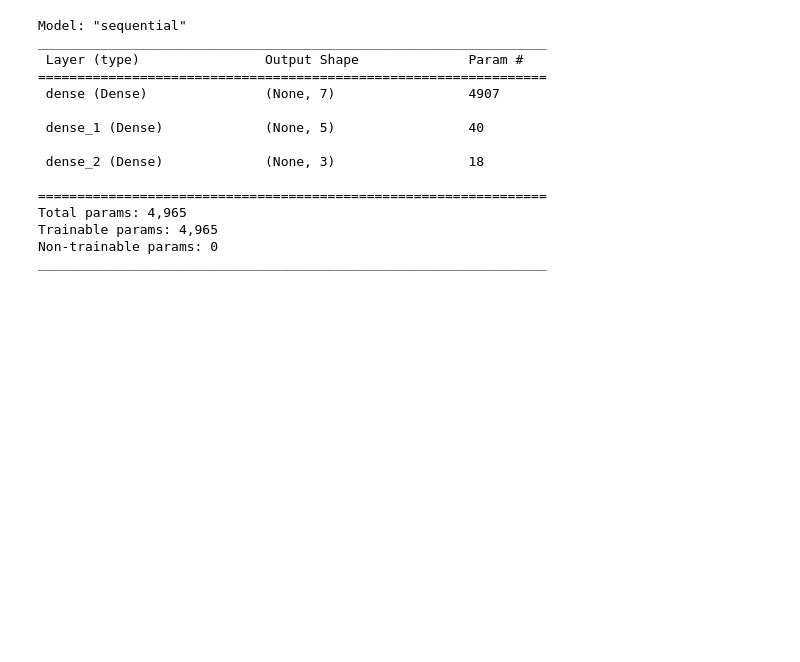
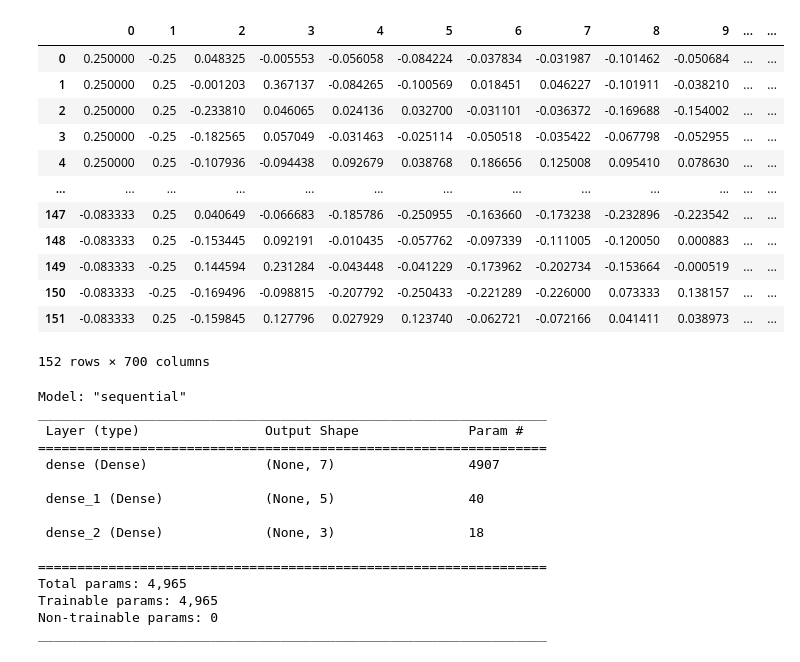
Before and after one commit to SirUnknown2/colonoscopy-videos-classification, a Jupyter notebook: MLPColonoscopy.ipynb, the cells around one changed output. Drawn from its saved outputs; the diff is of its cells as text; code cells hidden in the pictures; blank space fills up the shorter version.

```diff
--- a/MLPColonoscopy.ipynb
+++ b/MLPColonoscopy.ipynb
@@ -37,8 +37,23 @@ class_label = class_label.astype('int')
 # %%
 for col in features.columns:
     if features[col].abs().max()==0:
         continue
     features[col] = (features[col] - features[col].mean())/features[col].abs().max()
+features
+# %% [output]
+|  | 0 | 1 | 2 | 3 | 4 | 5 | 6 | 7 | 8 | 9 | ... | ... |
+| 0 | 0.250000 | -0.25 | 0.048325 | -0.005553 | -0.056058 | -0.084224 | -0.037834 | -0.031987 | -0.101462 | -0.050684 | ... | ... |
+| 1 | 0.250000 | 0.25 | -0.001203 | 0.367137 | -0.084265 | -0.100569 | 0.018451 | 0.046227 | -0.101911 | -0.038210 | ... | ... |
+| 2 | 0.250000 | 0.25 | -0.233810 | 0.046065 | 0.024136 | 0.032700 | -0.031101 | -0.036372 | -0.169688 | -0.154002 | ... | ... |
+| 3 | 0.250000 | -0.25 | -0.182565 | 0.057049 | -0.031463 | -0.025114 | -0.050518 | -0.035422 | -0.067798 | -0.052955 | ... | ... |
+| 4 | 0.250000 | 0.25 | -0.107936 | -0.094438 | 0.092679 | 0.038768 | 0.186656 | 0.125008 | 0.095410 | 0.078630 | ... | ... |
+| ... | ... | ... | ... | ... | ... | ... | ... | ... | ... | ... | ... | ... |
+| 147 | -0.083333 | 0.25 | 0.040649 | -0.066683 | -0.185786 | -0.250955 | -0.163660 | -0.173238 | -0.232896 | -0.223542 | ... | ... |
+| 148 | -0.083333 | 0.25 | -0.153445 | 0.092191 | -0.010435 | -0.057762 | -0.097339 | -0.111005 | -0.120050 | 0.000883 | ... | ... |
+| 149 | -0.083333 | -0.25 | 0.144594 | 0.231284 | -0.043448 | -0.041229 | -0.173962 | -0.202734 | -0.153664 | -0.000519 | ... | ... |
+| 150 | -0.083333 | -0.25 | -0.169496 | -0.098815 | -0.207792 | -0.250433 | -0.221289 | -0.226000 | 0.073333 | 0.138157 | ... | ... |
+| 151 | -0.083333 | 0.25 | -0.159845 | 0.127796 | 0.027929 | 0.123740 | -0.062721 | -0.072166 | 0.041411 | 0.038973 | ... | ... |
+152 rows × 700 columns
 # %%
 model = Sequential([
 
```
Also changed, not shown: parts of 16 cells of this notebook, 5 other files.
